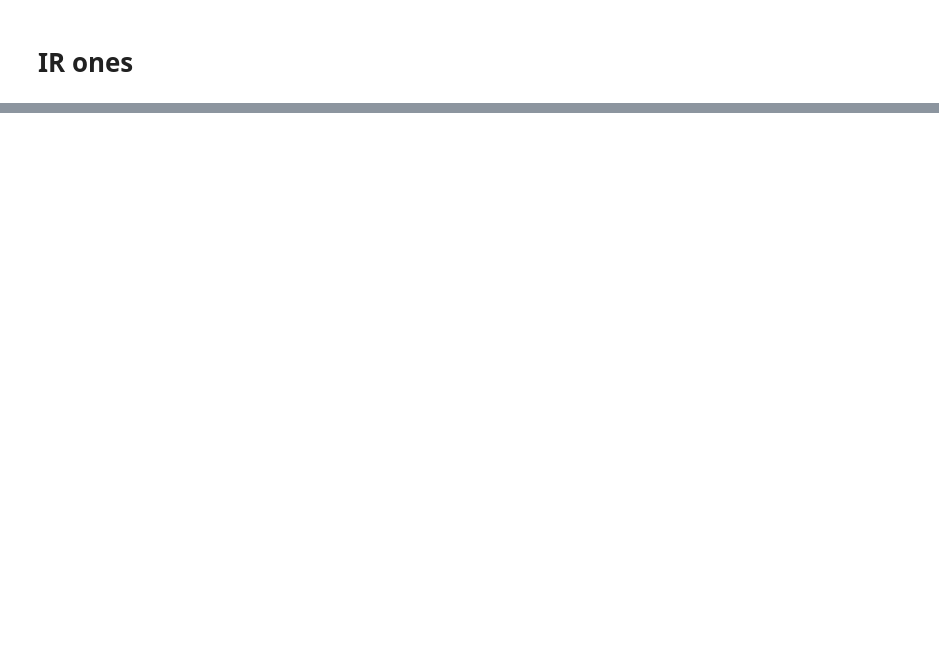
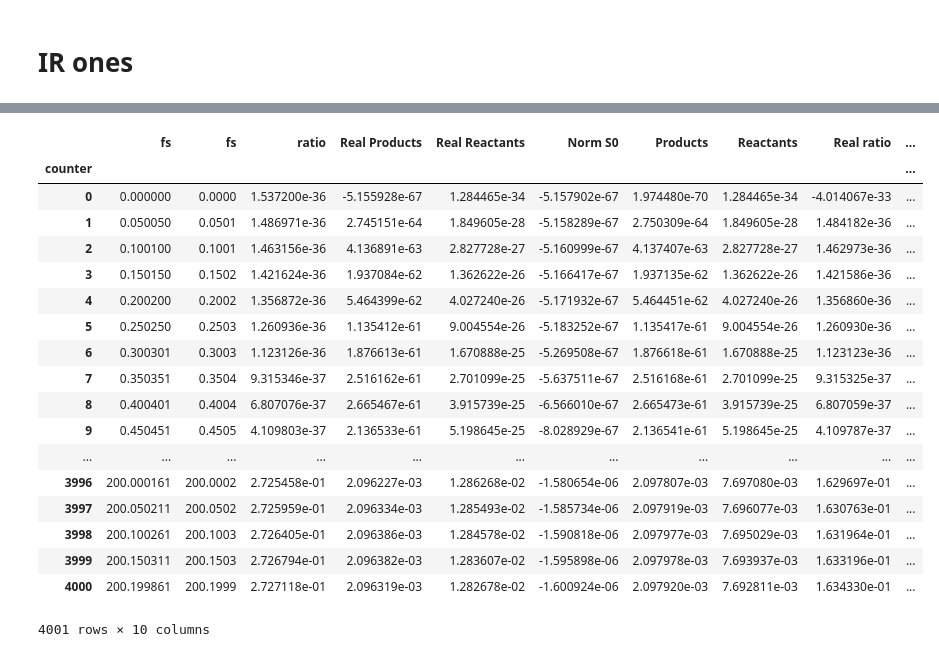
Before and after one commit to acuzzio/GridQuantumPropagator, a Jupyter notebook: Scripts/Calculate_ratios_2.ipynb, the cells around one changed output, grey strips where cells are left out. Cells and saved outputs as stored; diff of their text form; code cells hidden in the pictures; blank space fills up the shorter version.

```diff
--- a/Scripts/Calculate_ratios_2.ipynb
+++ b/Scripts/Calculate_ratios_2.ipynb
@@ -100,7 +100,7 @@ def create_df_from_files_given_name(name,fol,fs_end_pulse):
     #df_all.plot('fs','ratio')
     #df_all.plot('fs',['Real Reactants','Real Products'])
 
-    return(df_all[['fs','ratio','Real Products','Real Reactants','Norm S0', 'Products', 'Reactants','Real ratio','S1']])
+    return(df_all[['fs','ratio','Real Products','Real Reactants','Norm S0', 'Products', 'Reactants','Real ratio','S1','S2','S3','S0']])
 
 number = 3
 
@@ -244,3 +254,25 @@ ax3.legend();
 # %% [output]
 [interactive output not drawn]
 [interactive output not drawn]
+# %%
+e
+# %% [output]
+|  | fs | fs | ratio | Real Products | Real Reactants | Norm S0 | Products | Reactants | Real ratio | ... |
+| counter |  |  |  |  |  |  |  |  |  | ... |
+| 0 | 0.000000 | 0.0000 | 1.537200e-36 | -5.155928e-67 | 1.284465e-34 | -5.157902e-67 | 1.974480e-70 | 1.284465e-34 | -4.014067e-33 | ... |
+| 1 | 0.050050 | 0.0501 | 1.486971e-36 | 2.745151e-64 | 1.849605e-28 | -5.158289e-67 | 2.750309e-64 | 1.849605e-28 | 1.484182e-36 | ... |
+| 2 | 0.100100 | 0.1001 | 1.463156e-36 | 4.136891e-63 | 2.827728e-27 | -5.160999e-67 | 4.137407e-63 | 2.827728e-27 | 1.462973e-36 | ... |
+| 3 | 0.150150 | 0.1502 | 1.421624e-36 | 1.937084e-62 | 1.362622e-26 | -5.166417e-67 | 1.937135e-62 | 1.362622e-26 | 1.421586e-36 | ... |
+| 4 | 0.200200 | 0.2002 | 1.356872e-36 | 5.464399e-62 | 4.027240e-26 | -5.171932e-67 | 5.464451e-62 | 4.027240e-26 | 1.356860e-36 | ... |
+| 5 | 0.250250 | 0.2503 | 1.260936e-36 | 1.135412e-61 | 9.004554e-26 | -5.183252e-67 | 1.135417e-61 | 9.004554e-26 | 1.260930e-36 | ... |
+| 6 | 0.300301 | 0.3003 | 1.123126e-36 | 1.876613e-61 | 1.670888e-25 | -5.269508e-67 | 1.876618e-61 | 1.670888e-25 | 1.123123e-36 | ... |
+| 7 | 0.350351 | 0.3504 | 9.315346e-37 | 2.516162e-61 | 2.701099e-25 | -5.637511e-67 | 2.516168e-61 | 2.701099e-25 | 9.315325e-37 | ... |
+| 8 | 0.400401 | 0.4004 | 6.807076e-37 | 2.665467e-61 | 3.915739e-25 | -6.566010e-67 | 2.665473e-61 | 3.915739e-25 | 6.807059e-37 | ... |
+| 9 | 0.450451 | 0.4505 | 4.109803e-37 | 2.136533e-61 | 5.198645e-25 | -8.028929e-67 | 2.136541e-61 | 5.198645e-25 | 4.109787e-37 | ... |
+| ... | ... | ... | ... | ... | ... | ... | ... | ... | ... | ... |
+| 3996 | 200.000161 | 200.0002 | 2.725458e-01 | 2.096227e-03 | 1.286268e-02 | -1.580654e-06 | 2.097807e-03 | 7.697080e-03 | 1.629697e-01 | ... |
+| 3997 | 200.050211 | 200.0502 | 2.725959e-01 | 2.096334e-03 | 1.285493e-02 | -1.585734e-06 | 2.097919e-03 | 7.696077e-03 | 1.630763e-01 | ... |
+| 3998 | 200.100261 | 200.1003 | 2.726405e-01 | 2.096386e-03 | 1.284578e-02 | -1.590818e-06 | 2.097977e-03 | 7.695029e-03 | 1.631964e-01 | ... |
+| 3999 | 200.150311 | 200.1503 | 2.726794e-01 | 2.096382e-03 | 1.283607e-02 | -1.595898e-06 | 2.097978e-03 | 7.693937e-03 | 1.633196e-01 | ... |
+| 4000 | 200.199861 | 200.1999 | 2.727118e-01 | 2.096319e-03 | 1.282678e-02 | -1.600924e-06 | 2.097920e-03 | 7.692811e-03 | 1.634330e-01 | ... |
+4001 rows × 10 columns
```
Also changed, not shown: parts of 2 cells of this notebook, 1 other file.
